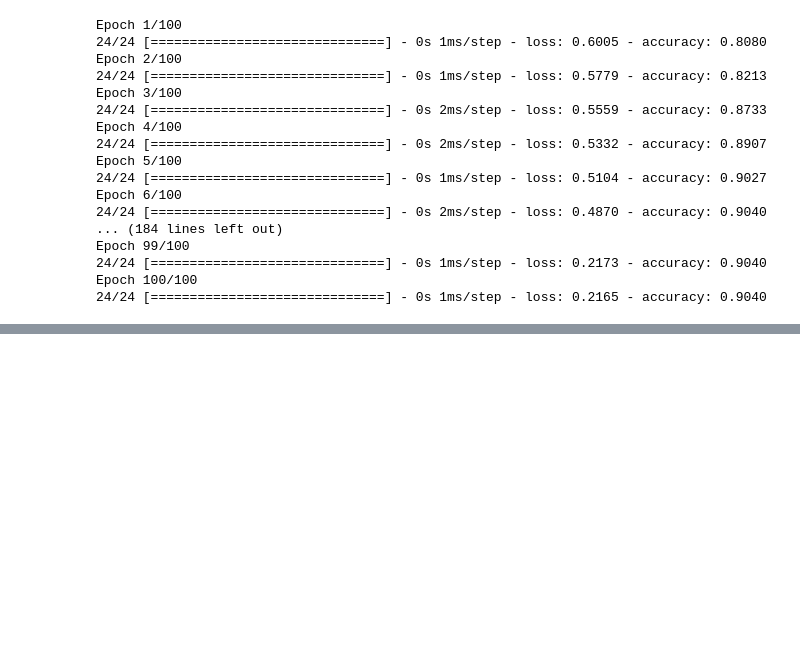
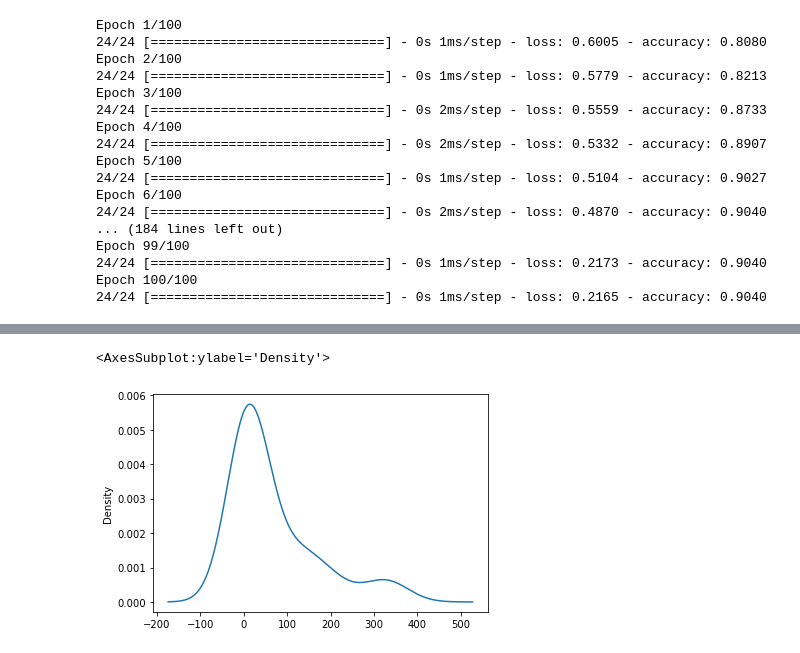
Before and after one commit to benniehana111/Neural_Network_Charity_Analysis, a Jupyter notebook: 19-1_Basic Neural Network.ipynb, the cells around one changed output, grey strips where cells are left out. Saved outputs shown, nothing was run; the diff lists cells and outputs as text; code cells hidden in the pictures; blank space fills up the shorter version.

```diff
--- a/19-1_Basic Neural Network.ipynb
+++ b/19-1_Basic Neural Network.ipynb
@@ -226,3 +234,16 @@ Epoch 99/100
 24/24 [==============================] - 0s 1ms/step - loss: 0.2173 - accuracy: 0.9040
 Epoch 100/100
 24/24 [==============================] - 0s 1ms/step - loss: 0.2165 - accuracy: 0.9040
+# %%
+# 19.3.3: Practice Encoding Categorical Variables
+
+# Import our dependencies
+import pandas as pd
+import sklearn as skl
+
+# Read in our ramen data
+ramen_df = pd.read_csv("ramen-ratings.csv")
+
+# Print out the Country value counts
+country_counts = ramen_df.Country.value_counts()
+country_counts
@@ -228,0 +268,6 @@ Epoch 100/100
+# %%
+# Visualize the value counts
+country_counts.plot.density()
+# %% [output]
+<AxesSubplot:ylabel='Density'>
+[figure, added]
```
Also changed, not shown: parts of 24 cells of this notebook.
